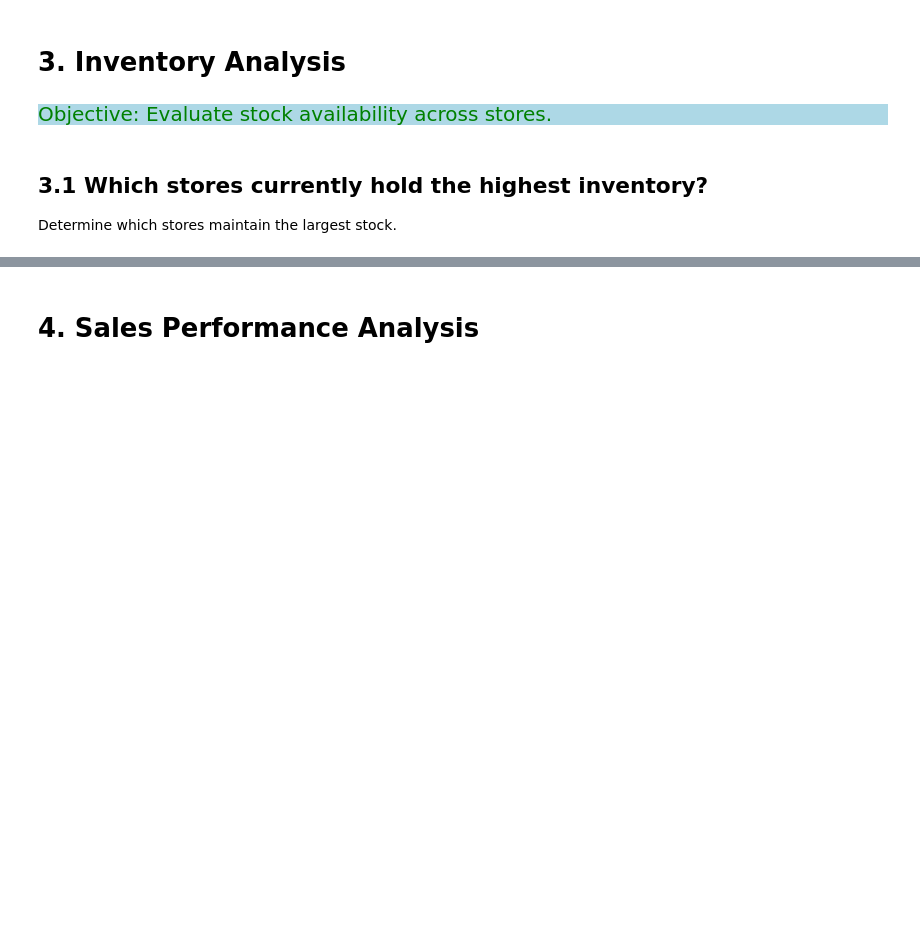
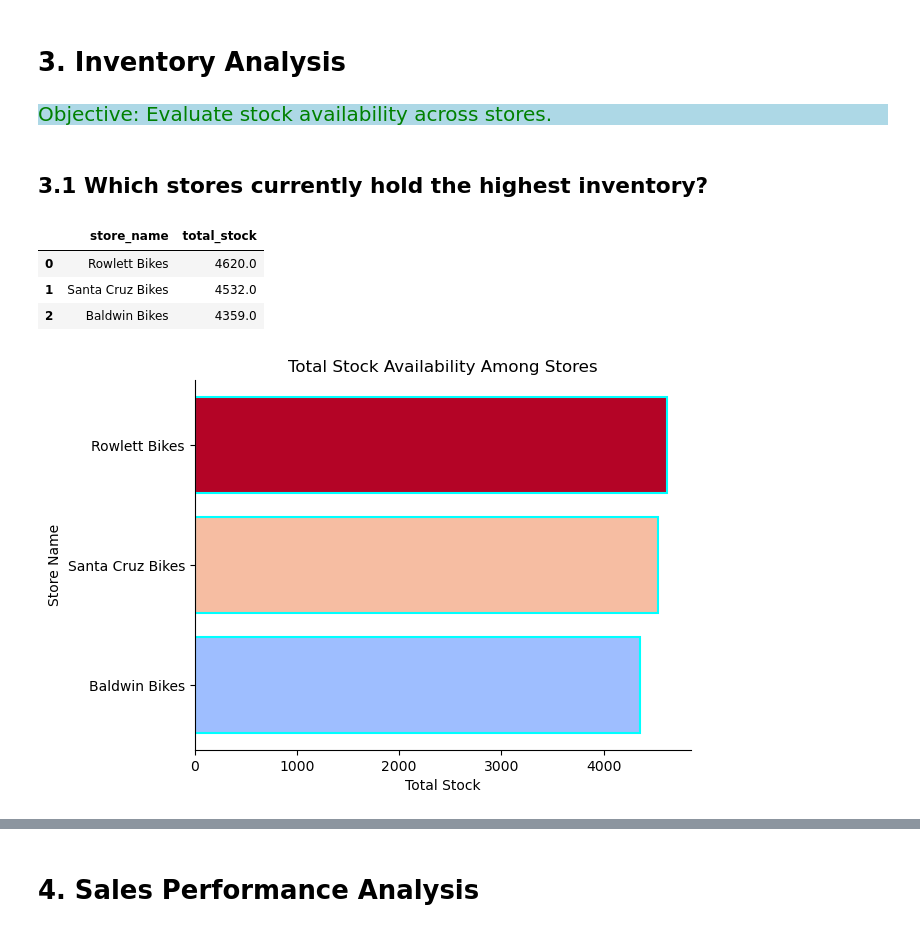
Before and after one commit to Kartika-Nidhi/Biker_Store_Analysis_SQL, a Jupyter notebook: BikeStoreAnalysisSQl.ipynb, the cells around one changed output, grey strips where cells are left out. Drawn from its saved outputs; the diff is of its cells as text; code cells hidden in the pictures; blank space fills up the shorter version.

```diff
--- a/BikeStoreAnalysisSQl.ipynb
+++ b/BikeStoreAnalysisSQl.ipynb
@@ -368,5 +368,36 @@ plt.show()
 <div style = "background-color:lightblue; color:green; font-size:20px; text-align:justify">Objective: Evaluate stock availability across stores.
 # %% [markdown]
 ## 3.1 Which stores currently hold the highest inventory?
-
-Determine which stores maintain the largest stock.
+# %%
+query = """
+SELECT store_name, SUM(quantity) AS total_stock
+FROM stores
+LEFT JOIN stocks
+    ON stores.store_id = stocks.store_id
+GROUP BY store_name
+ORDER BY total_stock DESC;
+"""
+store_stock = pd.read_sql(query, engine)
+store_stock
+# %% [output]
+|  | store_name | total_stock |
+| 0 | Rowlett Bikes | 4620.0 |
+| 1 | Santa Cruz Bikes | 4532.0 |
+| 2 | Baldwin Bikes | 4359.0 |
+# %%
+plt.barh(
+    y = store_stock['store_name'],
+    width = store_stock['total_stock'],
+    color = plt.cm.coolwarm(np.linspace(1, 0.3, 3)),
+    linewidth = 1.5,
+    edgecolor = 'cyan'
+)
+
+plt.title('Total Stock Availability Among Stores')
+plt.ylabel('Store Name')
+plt.xlabel('Total Stock')
+plt.gca().invert_yaxis()
+sns.despine()
+plt.show()
+# %% [output]
+[figure, added]
```
Also changed, not shown: parts of 13 cells of this notebook.
